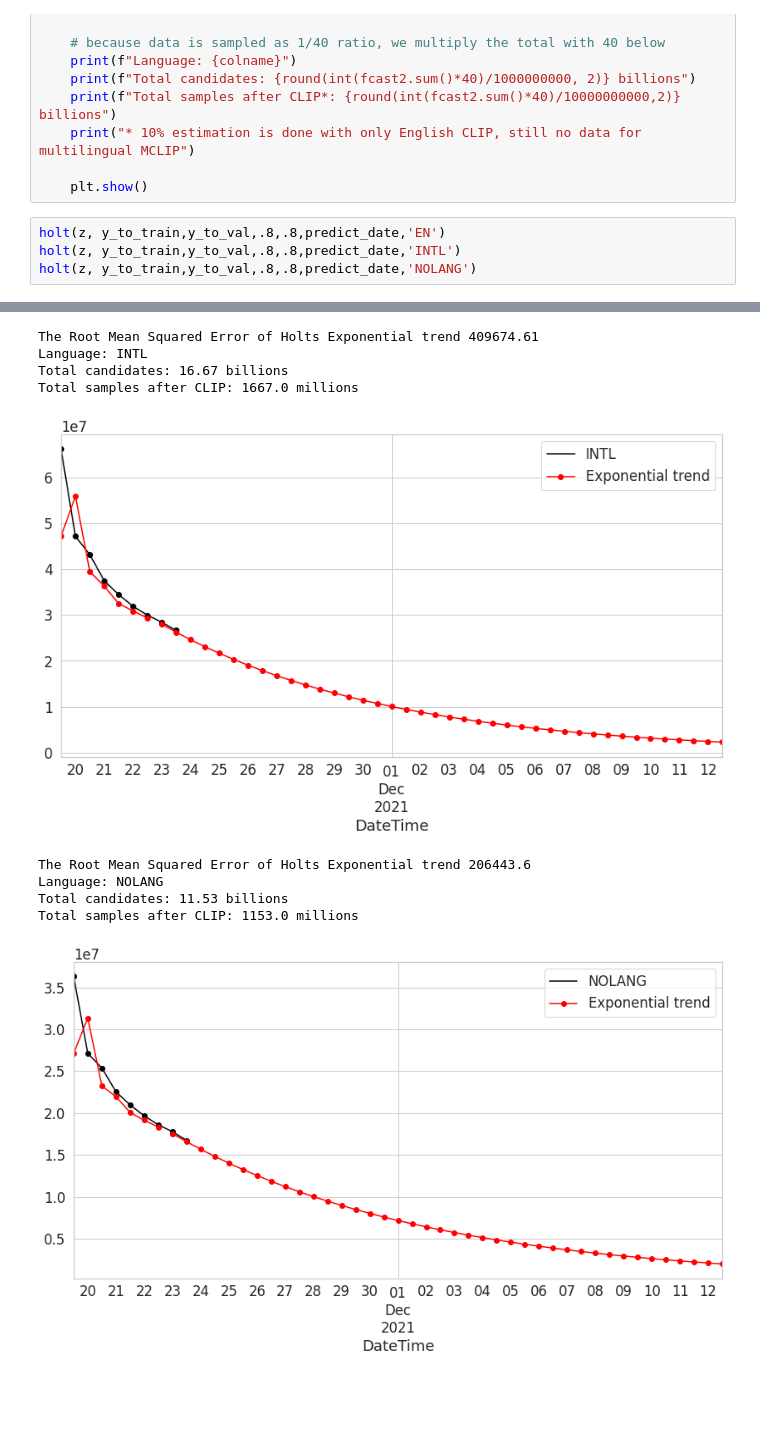
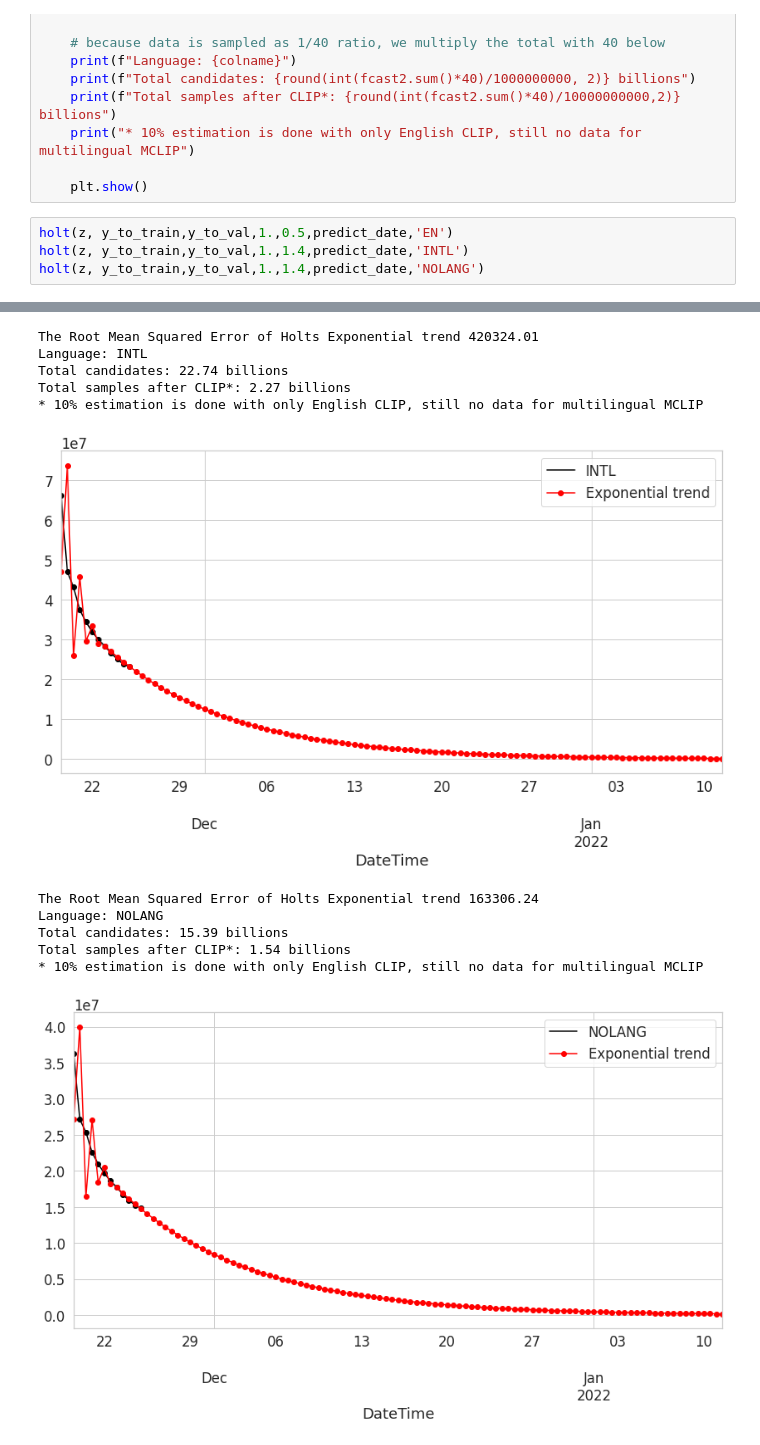
Before and after one commit to rvencu/crawlingathome-gpu-hcloud, a Jupyter notebook: helpers/predict_sizes.ipynb, the cells around one changed output, grey strips where cells are left out. Cells and saved outputs as stored; diff of their text form; blank space fills up the shorter version.

Commit message:
predictions update

```diff
--- a/helpers/predict_sizes.ipynb
+++ b/helpers/predict_sizes.ipynb
@@ -119,7 +119,7 @@ def holt(y,y_to_train,y_to_test,smoothing_level,smoothing_slope, predict_date, c
 
     plt.show()
 # %%
-holt(z, y_to_train,y_to_val,.8,.8,predict_date,'EN')
-holt(z, y_to_train,y_to_val,.8,.8,predict_date,'INTL')
-holt(z, y_to_train,y_to_val,.8,.8,predict_date,'NOLANG')
+holt(z, y_to_train,y_to_val,1.,0.5,predict_date,'EN')
+holt(z, y_to_train,y_to_val,1.,1.4,predict_date,'INTL')
+holt(z, y_to_train,y_to_val,1.,1.4,predict_date,'NOLANG')
 # %% [output]
@@ -131,10 +132,12 @@ Total samples after CLIP: 549.0 millions
-The Root Mean Squared Error of Holts Exponential trend 409674.61
+The Root Mean Squared Error of Holts Exponential trend 420324.01
 Language: INTL
-Total candidates: 16.67 billions
-Total samples after CLIP: 1667.0 millions
+Total candidates: 22.74 billions
+Total samples after CLIP*: 2.27 billions
+* 10% estimation is done with only English CLIP, still no data for multilingual MCLIP
-[figure, old version]
+[figure, new version]
-The Root Mean Squared Error of Holts Exponential trend 206443.6
+The Root Mean Squared Error of Holts Exponential trend 163306.24
 Language: NOLANG
-Total candidates: 11.53 billions
-Total samples after CLIP: 1153.0 millions
+Total candidates: 15.39 billions
+Total samples after CLIP*: 1.54 billions
+* 10% estimation is done with only English CLIP, still no data for multilingual MCLIP
-[figure, old version]
+[figure, new version]
```
Also changed, not shown: parts of 3 cells of this notebook, 2 other files.
